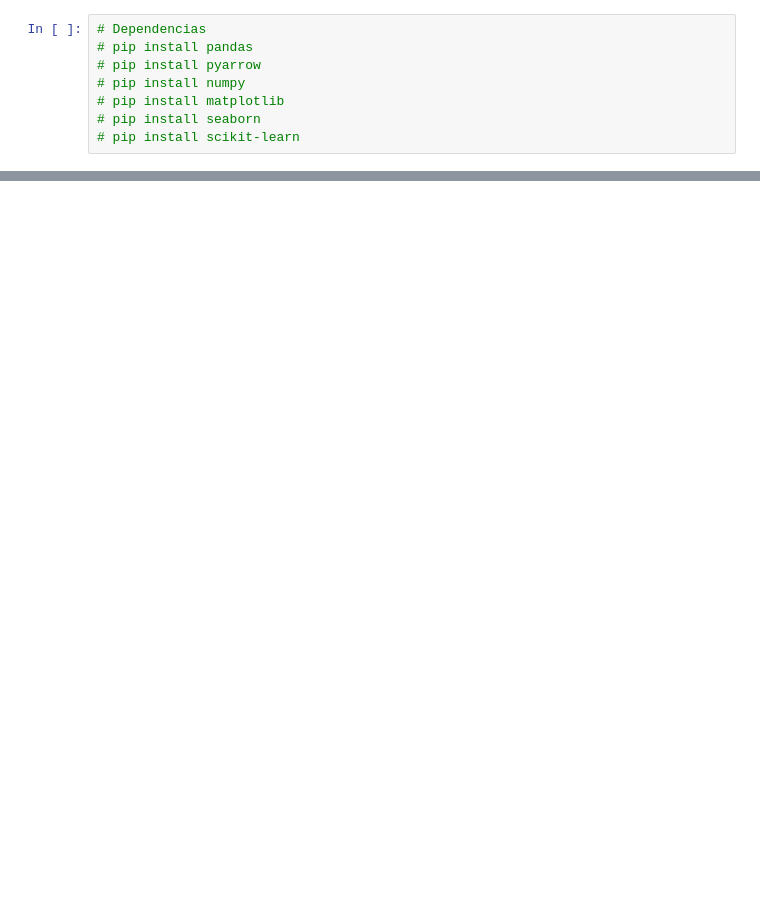
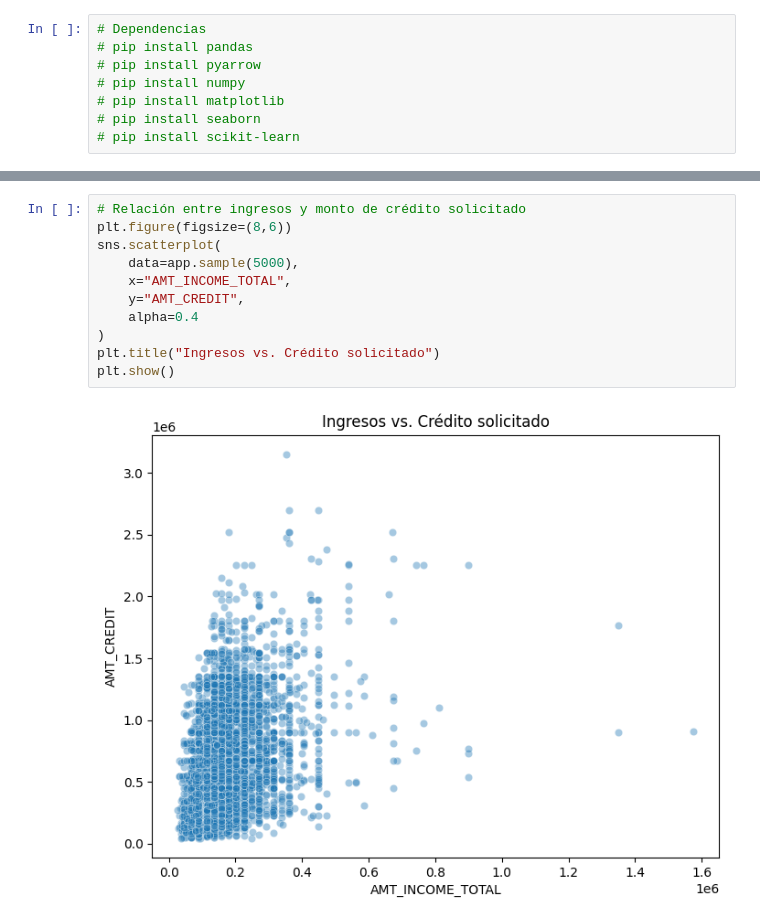
Before and after one commit to ezequielesq/Prueba-N3-Machine-Learning, a Jupyter notebook: Prueba_N°3.ipynb, the cells around one changed output, grey strips where cells are left out. Cells and saved outputs as stored; diff of their text form; blank space fills up the shorter version.

```diff
--- a/Prueba_N°3.ipynb
+++ b/Prueba_N°3.ipynb
@@ -100,0 +174,13 @@ Length: 122, dtype: object
+# %%
+# Relación entre ingresos y monto de crédito solicitado
+plt.figure(figsize=(8,6))
+sns.scatterplot(
+    data=app.sample(5000),
+    x="AMT_INCOME_TOTAL",
+    y="AMT_CREDIT",
+    alpha=0.4
+)
+plt.title("Ingresos vs. Crédito solicitado")
+plt.show()
+# %% [output]
+[figure, added]
```
Also changed, not shown: parts of 29 cells of this notebook.
